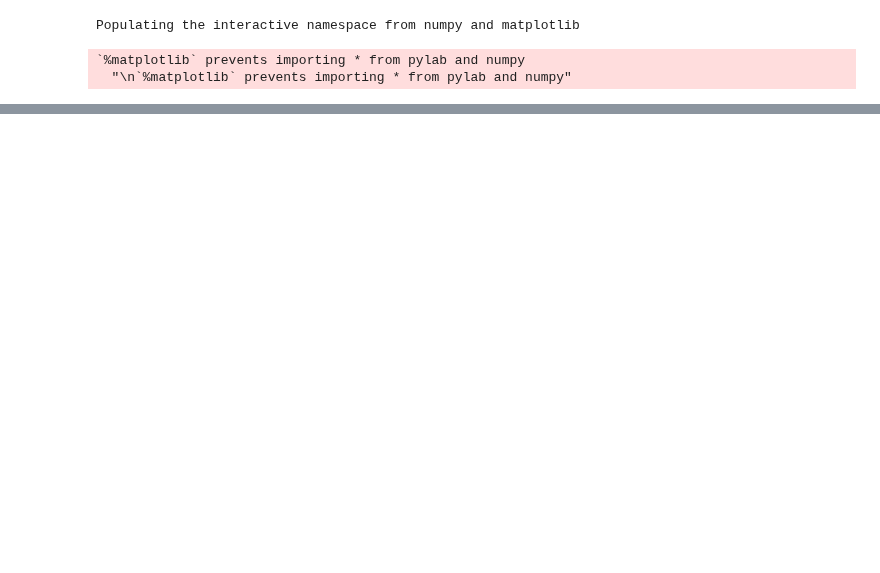
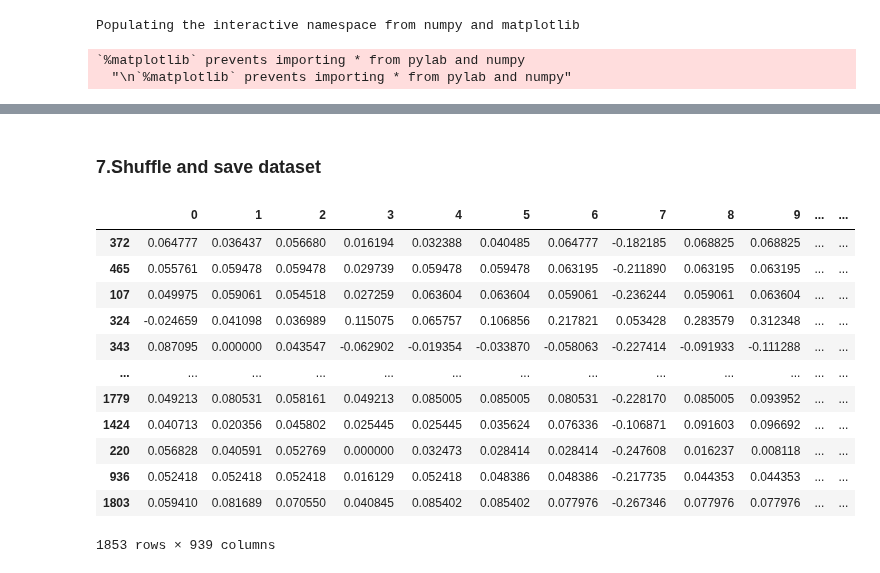
Before and after one commit to mehraiel/Face-position, a Jupyter notebook: Face Pose detection.ipynb, the cells around one changed output, grey strips where cells are left out. Saved outputs shown, nothing was run; the diff lists cells and outputs as text; code cells hidden in the pictures; blank space fills up the shorter version.

Commit message:
add code file and dataset

```diff
--- a/Face Pose detection.ipynb
+++ b/Face Pose detection.ipynb
@@ -405,0 +249,20 @@ Training score: 0.6313811030152562
+# %% [markdown]
+### 7.Shuffle and save dataset
+# %%
+from sklearn.utils import shuffle
+df = shuffle(df)
+df
+# %% [output]
+|  | 0 | 1 | 2 | 3 | 4 | 5 | 6 | 7 | 8 | 9 | ... | ... |
+| 372 | 0.064777 | 0.036437 | 0.056680 | 0.016194 | 0.032388 | 0.040485 | 0.064777 | -0.182185 | 0.068825 | 0.068825 | ... | ... |
+| 465 | 0.055761 | 0.059478 | 0.059478 | 0.029739 | 0.059478 | 0.059478 | 0.063195 | -0.211890 | 0.063195 | 0.063195 | ... | ... |
+| 107 | 0.049975 | 0.059061 | 0.054518 | 0.027259 | 0.063604 | 0.063604 | 0.059061 | -0.236244 | 0.059061 | 0.063604 | ... | ... |
+| 324 | -0.024659 | 0.041098 | 0.036989 | 0.115075 | 0.065757 | 0.106856 | 0.217821 | 0.053428 | 0.283579 | 0.312348 | ... | ... |
+| 343 | 0.087095 | 0.000000 | 0.043547 | -0.062902 | -0.019354 | -0.033870 | -0.058063 | -0.227414 | -0.091933 | -0.111288 | ... | ... |
+| ... | ... | ... | ... | ... | ... | ... | ... | ... | ... | ... | ... | ... |
+| 1779 | 0.049213 | 0.080531 | 0.058161 | 0.049213 | 0.085005 | 0.085005 | 0.080531 | -0.228170 | 0.085005 | 0.093952 | ... | ... |
+| 1424 | 0.040713 | 0.020356 | 0.045802 | 0.025445 | 0.025445 | 0.035624 | 0.076336 | -0.106871 | 0.091603 | 0.096692 | ... | ... |
+| 220 | 0.056828 | 0.040591 | 0.052769 | 0.000000 | 0.032473 | 0.028414 | 0.028414 | -0.247608 | 0.016237 | 0.008118 | ... | ... |
+| 936 | 0.052418 | 0.052418 | 0.052418 | 0.016129 | 0.052418 | 0.048386 | 0.048386 | -0.217735 | 0.044353 | 0.044353 | ... | ... |
+| 1803 | 0.059410 | 0.081689 | 0.070550 | 0.040845 | 0.085402 | 0.085402 | 0.077976 | -0.267346 | 0.077976 | 0.077976 | ... | ... |
+1853 rows × 939 columns
```
Also changed, not shown: parts of 72 cells of this notebook, 1 other file.
